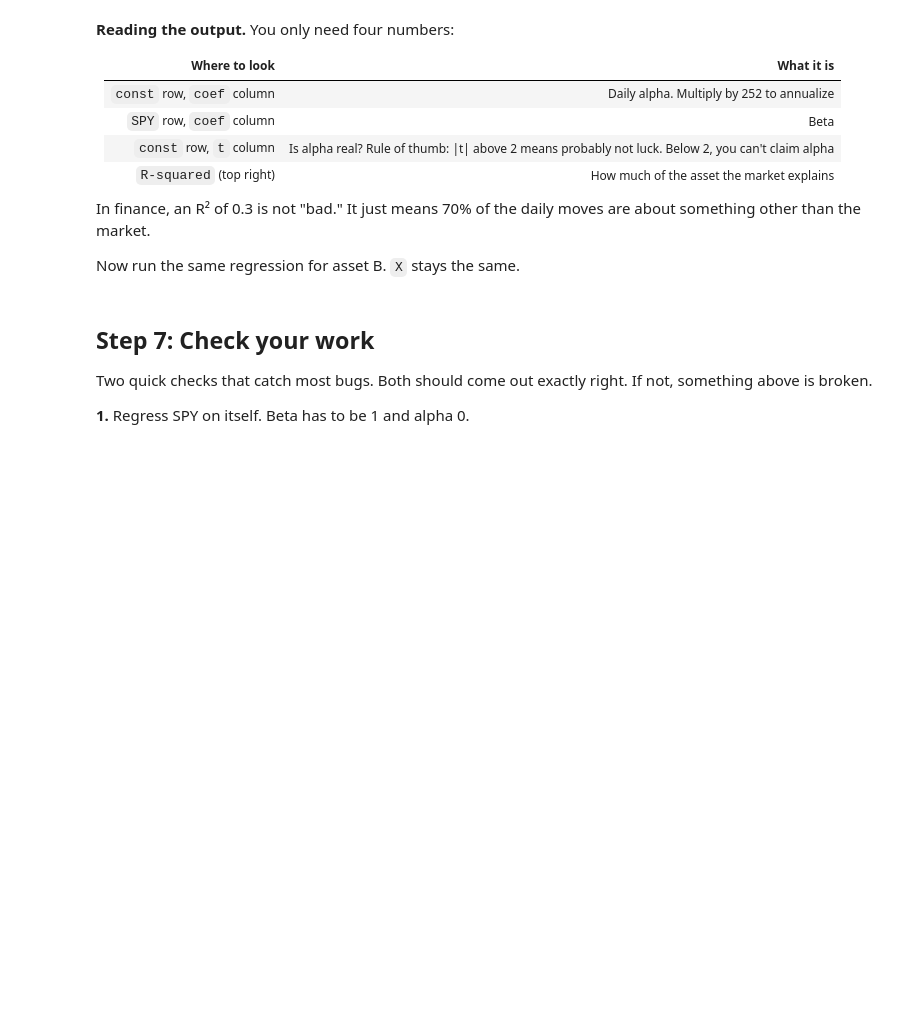
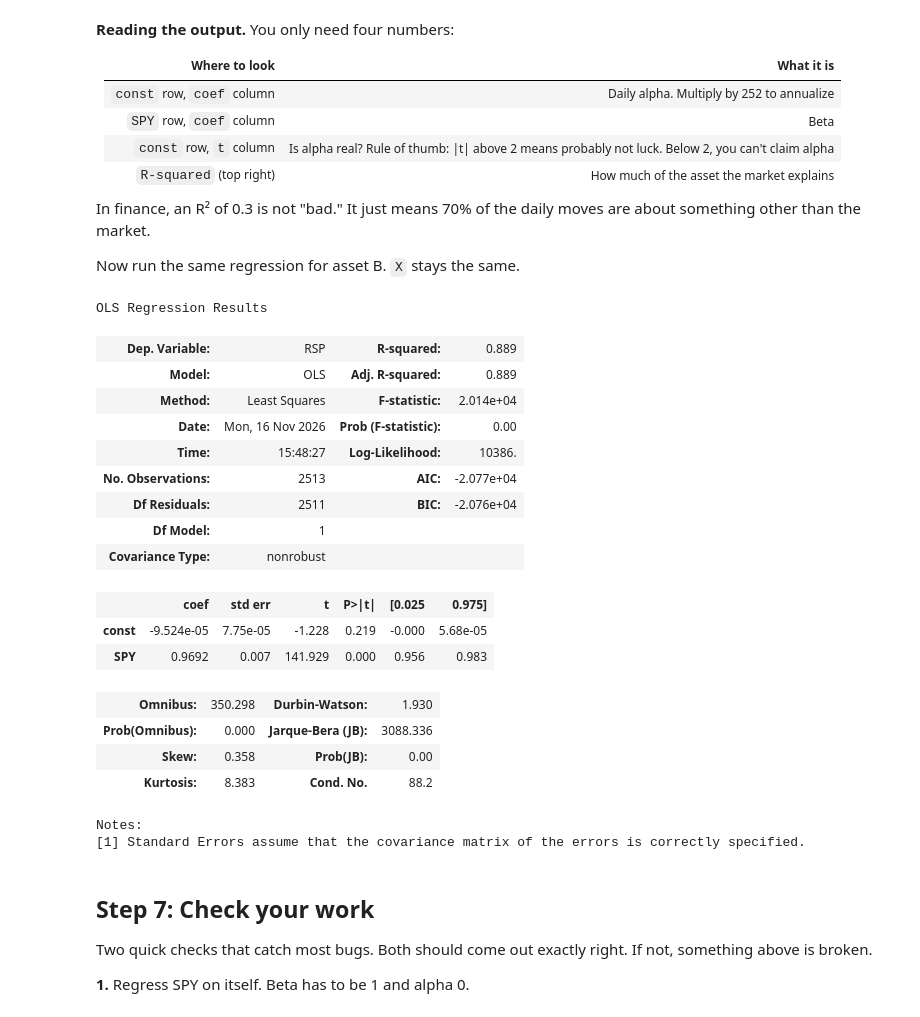
Before and after one commit to caiburin/OQG_education_proj, a Jupyter notebook: OQG/Project-Template/notebooks/week4_RiskAdjusted.ipynb, the cells around one changed output. Cells and saved outputs as stored; diff of their text form; code cells hidden in the pictures; blank space fills up the shorter version.

```diff
--- a/OQG/Project-Template/notebooks/week4_RiskAdjusted.ipynb
+++ b/OQG/Project-Template/notebooks/week4_RiskAdjusted.ipynb
@@ -166,8 +164,28 @@ In finance, an R² of 0.3 is not "bad." It just means 70% of the daily moves are
 
 Now run the same regression for asset B. `X` stays the same.
 # %%
-fit_B = ___
+fit_B = sm.OLS(excess[B], X).fit()
 fit_B.summary()
+# %% [output]
+OLS Regression Results
+| Dep. Variable: | RSP | R-squared: | 0.889 |
+| Model: | OLS | Adj. R-squared: | 0.889 |
+| Method: | Least Squares | F-statistic: | 2.014e+04 |
+| Date: | Mon, 16 Nov 2026 | Prob (F-statistic): | 0.00 |
+| Time: | 15:48:27 | Log-Likelihood: | 10386. |
+| No. Observations: | 2513 | AIC: | -2.077e+04 |
+| Df Residuals: | 2511 | BIC: | -2.076e+04 |
+| Df Model: | 1 |  |  |
+| Covariance Type: | nonrobust |  |  |
+|  | coef | std err | t | P>|t| | [0.025 | 0.975] |
+| const | -9.524e-05 | 7.75e-05 | -1.228 | 0.219 | -0.000 | 5.68e-05 |
+| SPY | 0.9692 | 0.007 | 141.929 | 0.000 | 0.956 | 0.983 |
+| Omnibus: | 350.298 | Durbin-Watson: | 1.930 |
+| Prob(Omnibus): | 0.000 | Jarque-Bera (JB): | 3088.336 |
+| Skew: | 0.358 | Prob(JB): | 0.00 |
+| Kurtosis: | 8.383 | Cond. No. | 88.2 |
+Notes:
+[1] Standard Errors assume that the covariance matrix of the errors is correctly specified.
 # %% [markdown]
 ## Step 7: Check your work
 Two quick checks that catch most bugs. Both should come out exactly right. If not, something above is broken.
```
Also changed, not shown: parts of 12 cells of this notebook.
